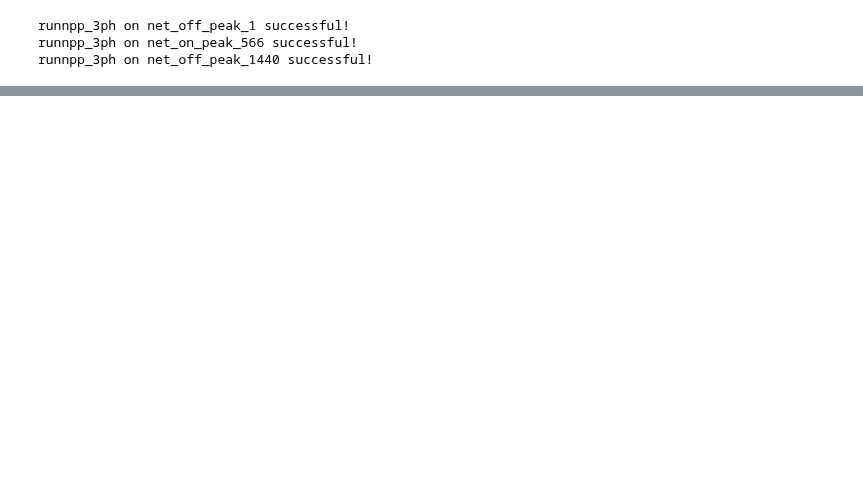
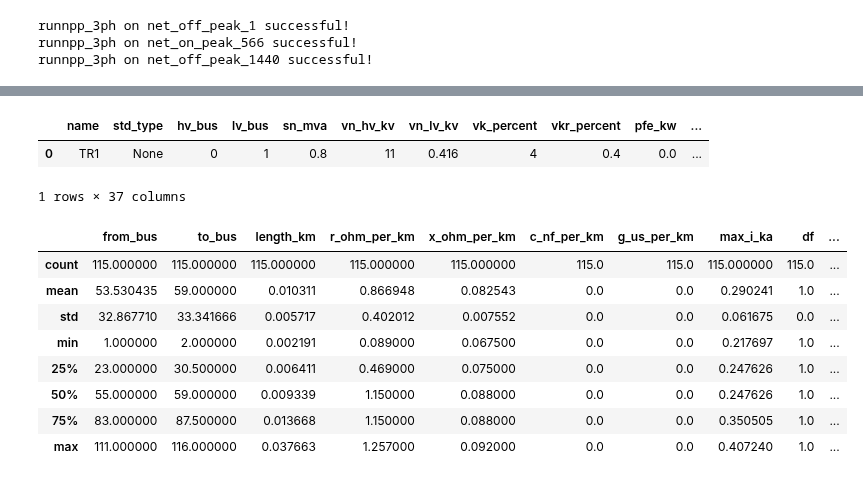
Before and after one commit to antoniovitorvb/IST-thesis-hosting-capacity, a Jupyter notebook: notebooks/906_bus.ipynb, the cells around one changed output, grey strips where cells are left out. Cells and saved outputs as stored; diff of their text form; code cells hidden in the pictures; blank space fills up the shorter version.

```diff
--- a/notebooks/906_bus.ipynb
+++ b/notebooks/906_bus.ipynb
@@ -245,3 +264,37 @@ net.asymmetric_load
 | 52 | LOAD53 | 114 | 0.000000 | 0.000000 | 0.000047 | 1.544815e-08 | 0.000000 | 0.000000e+00 | NaN | 1.0 | ... |
 | 53 | LOAD54 | 115 | 0.000048 | 0.000016 | 0.000000 | 0.000000e+00 | 0.000000 | 0.000000e+00 | NaN | 1.0 | ... |
 | 54 | LOAD55 | 116 | 0.000055 | 0.000018 | 0.000000 | 0.000000e+00 | 0.000000 | 0.000000e+00 | NaN | 1.0 | ... |
+# %%
+net_off_peak_1440.trafo
+for c in net_off_peak_1440.trafo.columns:
+    # print(f"{c} = {net_off_peak_1440.trafo.at[0, c]}")
+    net.trafo[c] = net_off_peak_1440.trafo.at[0, c]
+
+net.trafo.name=cbn.trafo_dict['Name']
+net.trafo.std_type=None
+net.trafo.hv_bus=cbn.hv_bus
+net.trafo.lv_bus=cbn.lv_bus
+net.trafo.sn_mva=cbn.trafo_dict[' MVA']
+net.trafo.vn_hv_kv=cbn.trafo_dict[' kV_pri']
+net.trafo.vn_lv_kv=cbn.trafo_dict[' kV_sec']
+net.trafo.vk_percent=cbn.trafo_dict[' %XHL']
+net.trafo.vkr_percent=cbn.trafo_dict['% resistance']
+net.trafo.vk0_percent=cbn.trafo_dict[' %XHL']
+net.trafo.vkr0_percent=cbn.trafo_dict['% resistance']
+net.trafo
+# %% [output]
+|  | name | std_type | hv_bus | lv_bus | sn_mva | vn_hv_kv | vn_lv_kv | vk_percent | vkr_percent | pfe_kw | ... |
+| 0 | TR1 | None | 0 | 1 | 0.8 | 11 | 0.416 | 4 | 0.4 | 0.0 | ... |
+1 rows × 37 columns
+# %%
+net.line.describe()
+# %% [output]
+|  | from_bus | to_bus | length_km | r_ohm_per_km | x_ohm_per_km | c_nf_per_km | g_us_per_km | max_i_ka | df | ... |
+| count | 115.000000 | 115.000000 | 115.000000 | 115.000000 | 115.000000 | 115.0 | 115.0 | 115.000000 | 115.0 | ... |
+| mean | 53.530435 | 59.000000 | 0.010311 | 0.866948 | 0.082543 | 0.0 | 0.0 | 0.290241 | 1.0 | ... |
+| std | 32.867710 | 33.341666 | 0.005717 | 0.402012 | 0.007552 | 0.0 | 0.0 | 0.061675 | 0.0 | ... |
+| min | 1.000000 | 2.000000 | 0.002191 | 0.089000 | 0.067500 | 0.0 | 0.0 | 0.217697 | 1.0 | ... |
+| 25% | 23.000000 | 30.500000 | 0.006411 | 0.469000 | 0.075000 | 0.0 | 0.0 | 0.247626 | 1.0 | ... |
+| 50% | 55.000000 | 59.000000 | 0.009339 | 1.150000 | 0.088000 | 0.0 | 0.0 | 0.247626 | 1.0 | ... |
+| 75% | 83.000000 | 87.500000 | 0.013668 | 1.150000 | 0.088000 | 0.0 | 0.0 | 0.350505 | 1.0 | ... |
+| max | 111.000000 | 116.000000 | 0.037663 | 1.257000 | 0.092000 | 0.0 | 0.0 | 0.407240 | 1.0 | ... |
```
Also changed, not shown: parts of 9 cells of this notebook, 5 other files.
